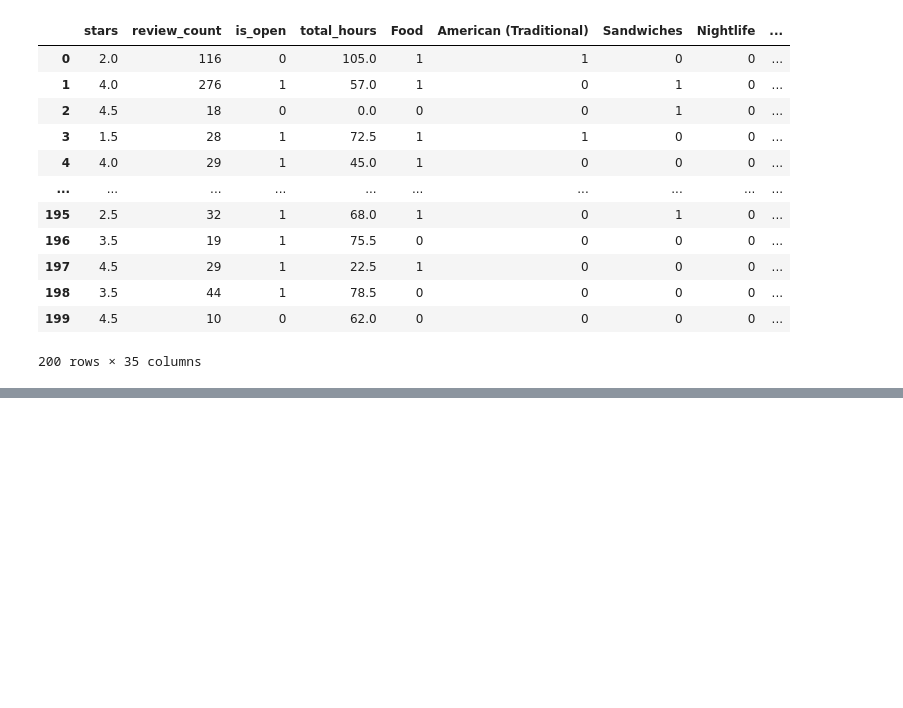
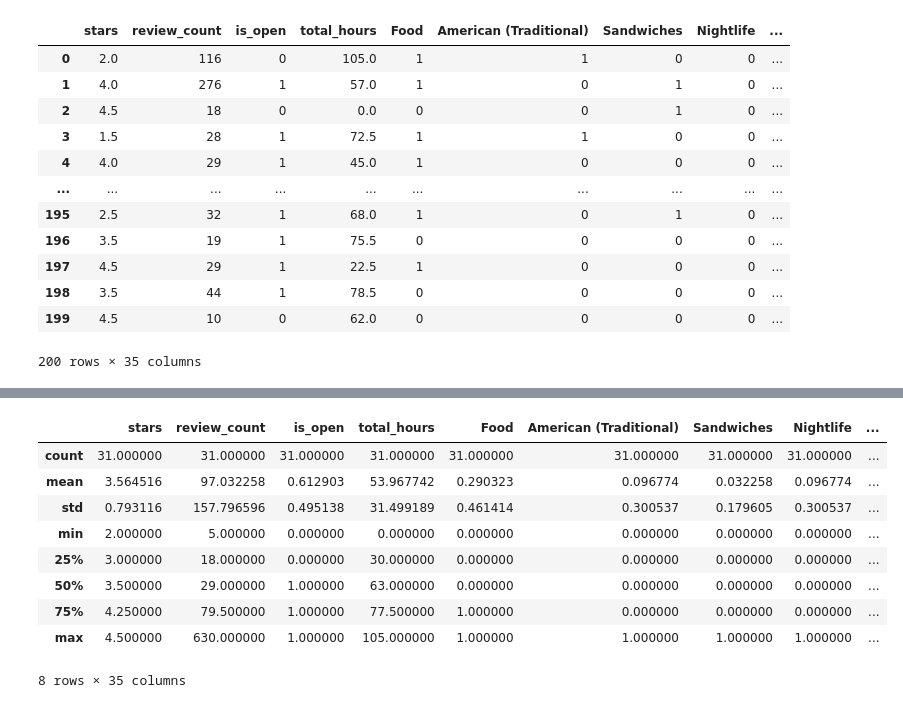
Before and after one commit to Addma/EECS4412-Project, a Jupyter notebook: task2.ipynb, the cells around one changed output, grey strips where cells are left out. Drawn from its saved outputs; the diff is of its cells as text; code cells hidden in the pictures; blank space fills up the shorter version.

```diff
--- a/task2.ipynb
+++ b/task2.ipynb
@@ -204,0 +235,13 @@ three.to_csv('./216480444-216482440-218407734-T2Class.csv', index=False)
+# %%
+clean[clean['class'] == 2].describe()
+# %% [output]
+|  | stars | review_count | is_open | total_hours | Food | American (Traditional) | Sandwiches | Nightlife | ... |
+| count | 31.000000 | 31.000000 | 31.000000 | 31.000000 | 31.000000 | 31.000000 | 31.000000 | 31.000000 | ... |
+| mean | 3.564516 | 97.032258 | 0.612903 | 53.967742 | 0.290323 | 0.096774 | 0.032258 | 0.096774 | ... |
+| std | 0.793116 | 157.796596 | 0.495138 | 31.499189 | 0.461414 | 0.300537 | 0.179605 | 0.300537 | ... |
+| min | 2.000000 | 5.000000 | 0.000000 | 0.000000 | 0.000000 | 0.000000 | 0.000000 | 0.000000 | ... |
+| 25% | 3.000000 | 18.000000 | 0.000000 | 30.000000 | 0.000000 | 0.000000 | 0.000000 | 0.000000 | ... |
+| 50% | 3.500000 | 29.000000 | 1.000000 | 63.000000 | 0.000000 | 0.000000 | 0.000000 | 0.000000 | ... |
+| 75% | 4.250000 | 79.500000 | 1.000000 | 77.500000 | 1.000000 | 0.000000 | 0.000000 | 0.000000 | ... |
+| max | 4.500000 | 630.000000 | 1.000000 | 105.000000 | 1.000000 | 1.000000 | 1.000000 | 1.000000 | ... |
+8 rows × 35 columns
```
Also changed, not shown: parts of 15 cells of this notebook, 5 other files.
